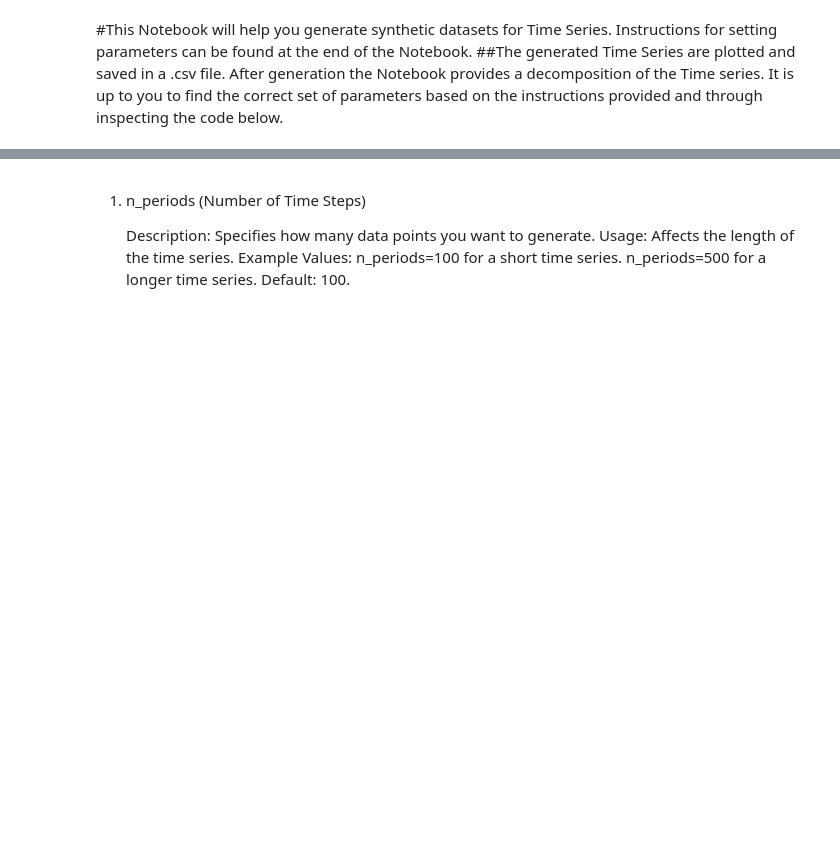
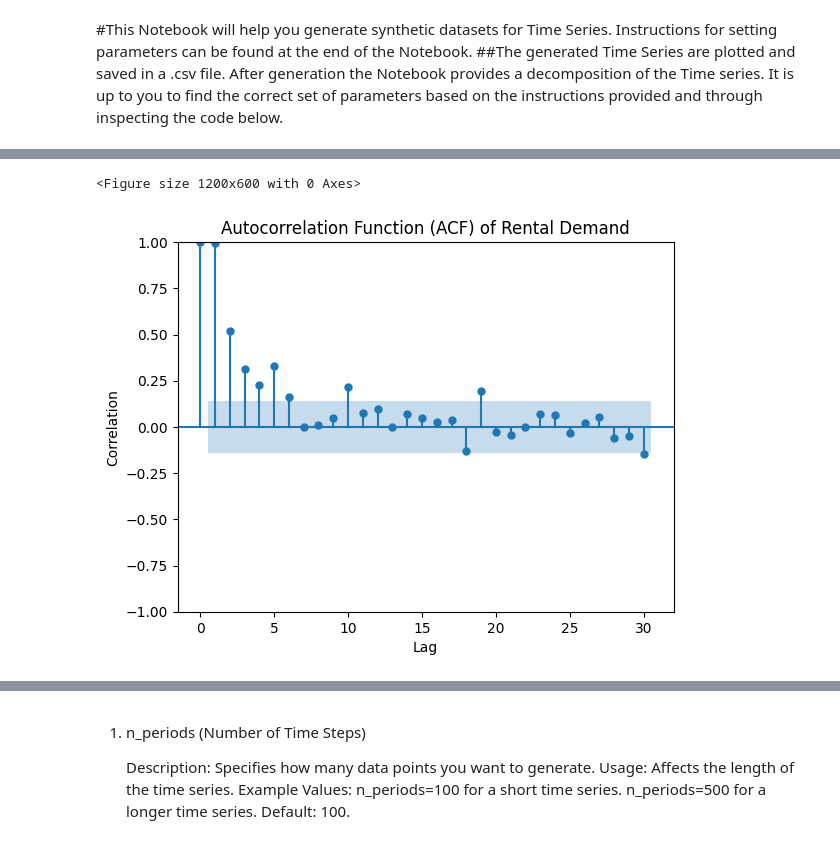
Before and after one commit to ovieimara/ITNPBD4, a Jupyter notebook: TS_generation.ipynb, the cells around one changed output, grey strips where cells are left out. Drawn from its saved outputs; the diff is of its cells as text; code cells hidden in the pictures; blank space fills up the shorter version.

```diff
--- a/TS_generation.ipynb
+++ b/TS_generation.ipynb
@@ -108,0 +343,12 @@ decompose_time_series(df)
+# %%
+#plot pacf and acf to determine potential order of p
+
+plt.figure(figsize=(12, 6))
+plot_pacf(df[y_col], lags=30, method="ols")
+plt.title("Autocorrelation Function (ACF) of Rental Demand")
+plt.xlabel("Lag")
+plt.ylabel("Correlation")
+plt.show()
+# %% [output]
+<Figure size 1200x600 with 0 Axes>
+[figure, added]
```
Also changed, not shown: parts of 13 cells of this notebook.
